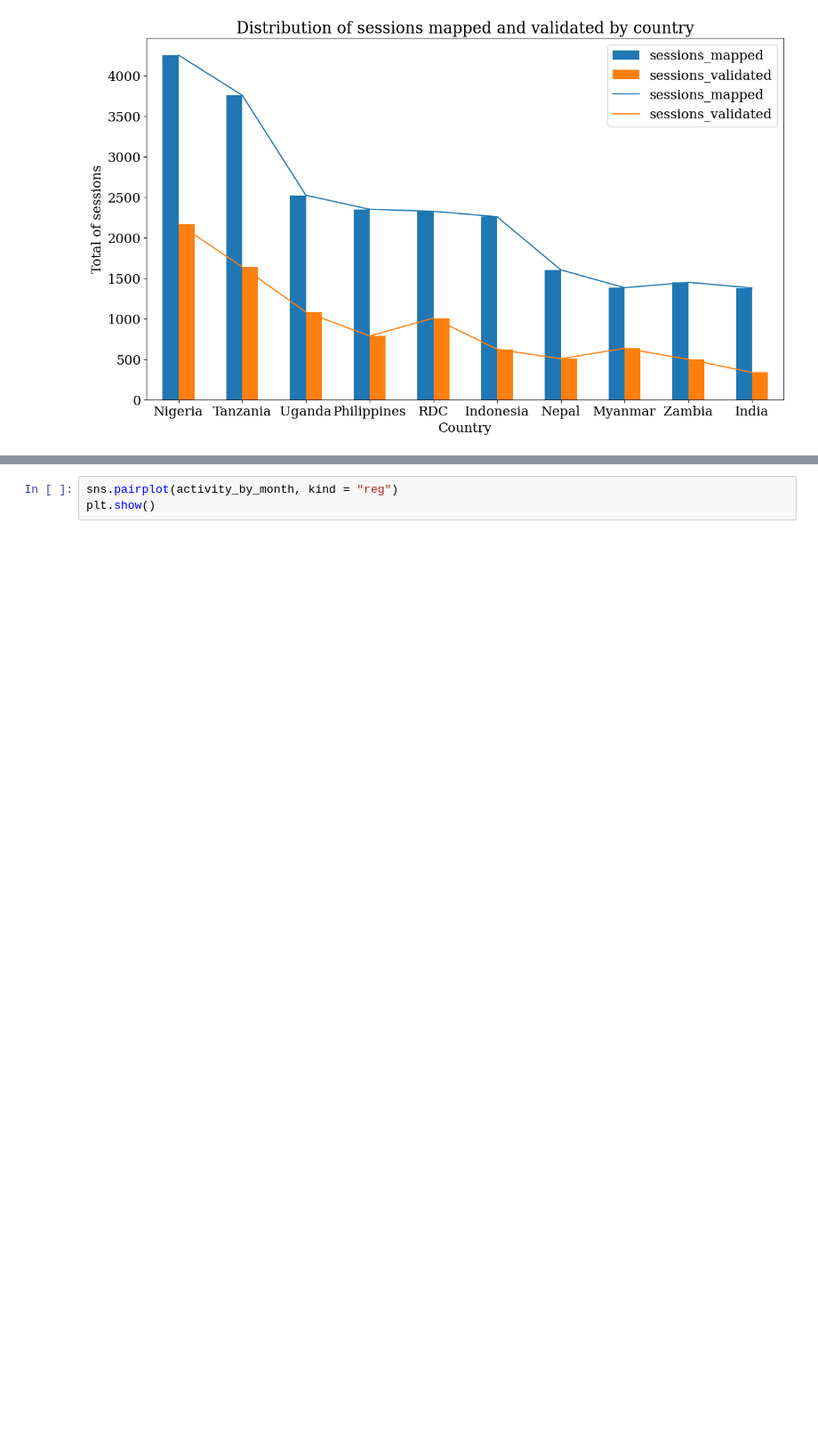
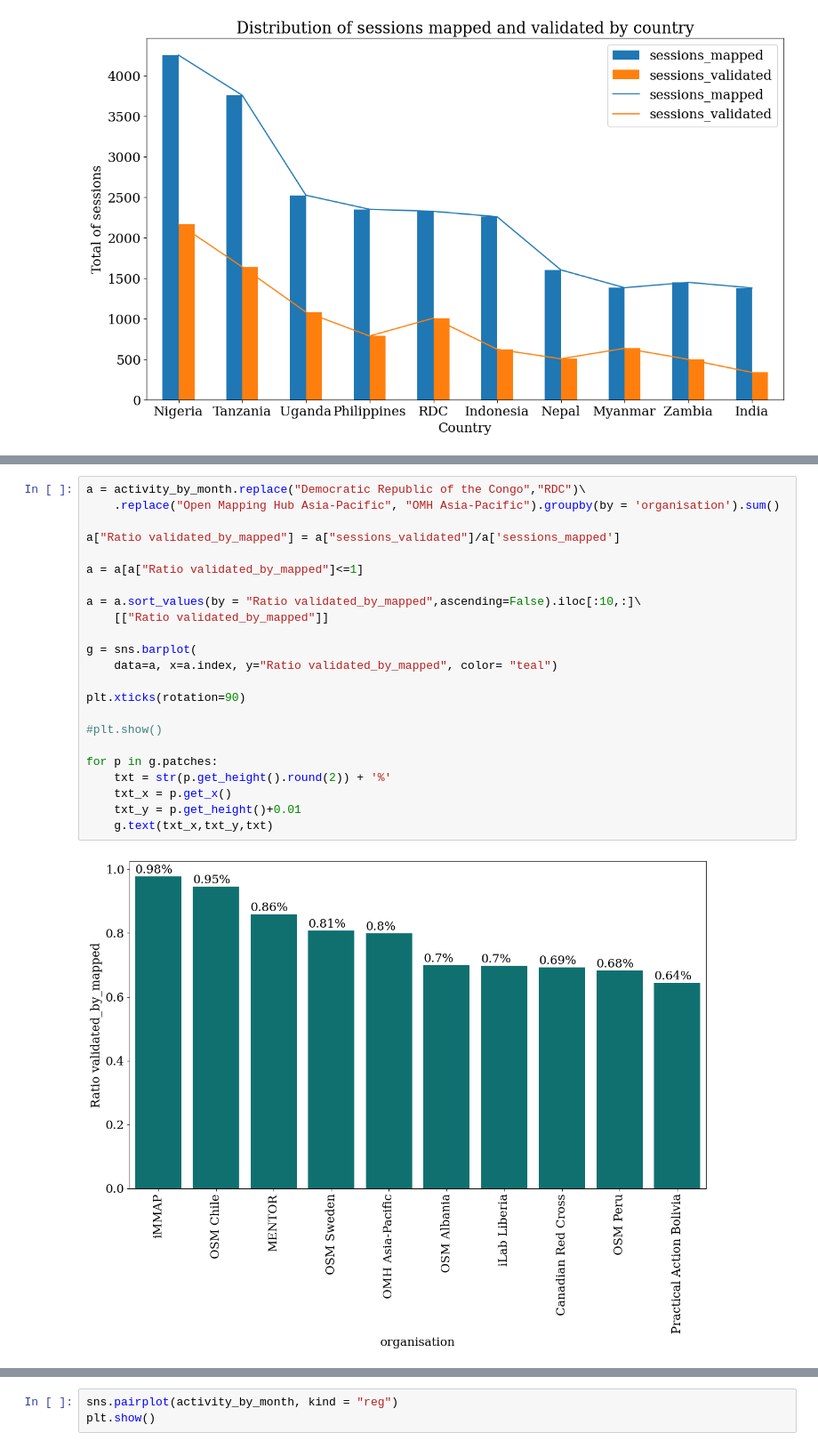
Before and after one commit to SIDIBEMoussa/Humanitarian-activity-analysis, a Jupyter notebook: Final notebook (EDA + Modeling)/Final_Notebook.ipynb, the cells around one changed output, grey strips where cells are left out. Shown at 89% size. Saved outputs shown, nothing was run; the diff lists cells and outputs as text; blank space fills up the shorter version.

```diff
--- a/Final notebook (EDA + Modeling)/Final_Notebook.ipynb
+++ b/Final notebook (EDA + Modeling)/Final_Notebook.ipynb
@@ -153 +176,26 @@ plt.show()
+# %%
+a = activity_by_month.replace("Democratic Republic of the Congo","RDC")\
+    .replace("Open Mapping Hub Asia-Pacific", "OMH Asia-Pacific").groupby(by = 'organisation').sum()
+
+a["Ratio validated_by_mapped"] = a["sessions_validated"]/a['sessions_mapped']
+
+a = a[a["Ratio validated_by_mapped"]<=1]
+
+a = a.sort_values(by = "Ratio validated_by_mapped",ascending=False).iloc[:10,:]\
+    [["Ratio validated_by_mapped"]]
+
+g = sns.barplot(
+    data=a, x=a.index, y="Ratio validated_by_mapped", color= "teal")
+
+plt.xticks(rotation=90)
+
+#plt.show()
+
+for p in g.patches:
+    txt = str(p.get_height().round(2)) + '%'
+    txt_x = p.get_x()
+    txt_y = p.get_height()+0.01
+    g.text(txt_x,txt_y,txt)
+# %% [output]
+[figure, added]
 # %%
```
Also changed, not shown: parts of 2 cells of this notebook.
